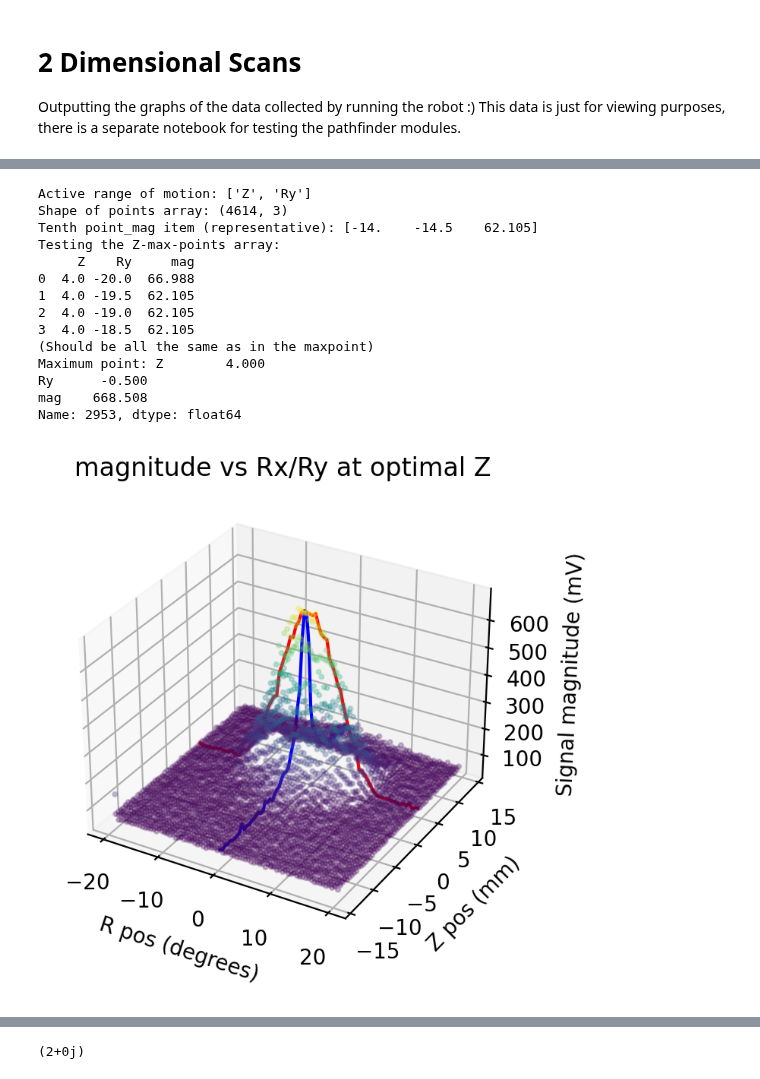
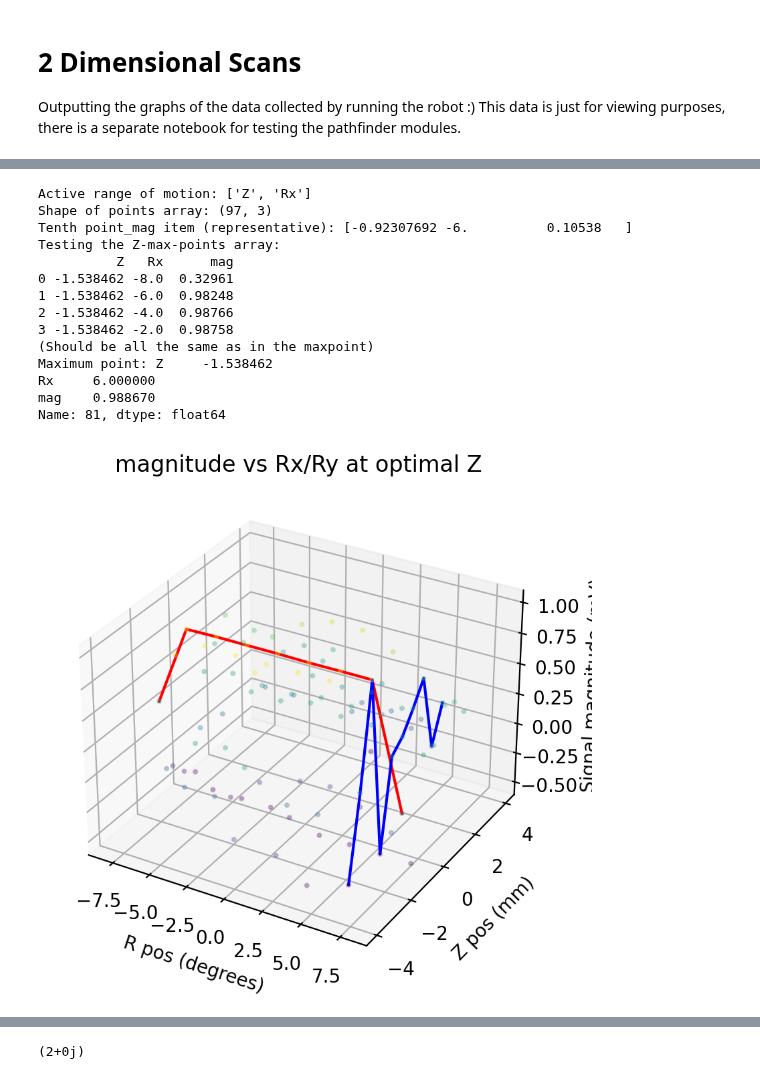
Before and after one commit to Benji-UW/COBOT-Transducer-Control-Code, a Jupyter notebook: Debugging Scripts/2D scans.ipynb, the cells around one changed output, grey strips where cells are left out. Cells and saved outputs as stored; diff of their text form; code cells hidden in the pictures.

```diff
--- a/Debugging Scripts/2D scans.ipynb
+++ b/Debugging Scripts/2D scans.ipynb
@@ -50,7 +53,7 @@ Available test files:
 # %%
 debug_mode = True
 save_figs = False
-file_no = 10
+file_no = 23
 
 if save_figs:
     plt.rcParams['figure.dpi'] = 500
@@ -126,5 +128,7 @@ Name: 2953, dtype: float64
 # %%
 ax = plt.axes(projection='3d')
+
+rotational_axis = "Rx"
 
 if debug_mode:
     print(f"Maximum magnitude:  {max(dat['mag'])}")
@@ -136,7 +140,7 @@ med = np.median(dat['mag'])
 dat2 = dat[dat['mag'] > med*1.3]
 
 # fig = ax.scatter(dat2['Rx'], dat2['Ry'], dat2['Z'], c=dat2['mag'], cmap='viridis', alpha=0.1,s=4)
-fig = ax.scatter(dat['Ry'], dat['Z'], dat['mag'], c=dat['mag'], cmap='viridis', alpha=0.5,s=4)
+fig = ax.scatter(dat[rotational_axis], dat['Z'], dat['mag'], c=dat['mag'], cmap='viridis', alpha=0.5,s=4)
 
 ax.set_xlabel("R (deg)")
 ax.set_ylabel("Z (mm)")
@@ -161,7 +165,7 @@ Median magnitude: 66.988
 # mp = max_point[0]
 
 zmps = dat[dat['Z'] == mp['Z']].reset_index(drop=True)
-Rmps = dat[dat['Ry'] == mp['Ry']].reset_index(drop=True)
+Rmps = dat[dat[rotational_axis] == mp[rotational_axis]].reset_index(drop=True)
 
 if debug_mode:
     print(f"Active range of motion: {active_rom}")
@@ -170,45 +174,45 @@ if debug_mode:
     print(f"Testing the Z-max-points array:\n{zmps.head(4)}\n(Should be all the same as in the maxpoint)")
     print(f"Maximum point: {mp}")
 # %% [output]
-Active range of motion: ['Z', 'Ry']
-Shape of points array: (4614, 3)
-Tenth point_mag item (representative): [-14.    -14.5    62.105]
+Active range of motion: ['Z', 'Rx']
+Shape of points array: (97, 3)
+Tenth point_mag item (representative): [-0.92307692 -6.          0.10538   ]
 Testing the Z-max-points array:
-     Z    Ry     mag
-0  4.0 -20.0  66.988
-1  4.0 -19.5  62.105
-2  4.0 -19.0  62.105
-3  4.0 -18.5  62.105
+          Z   Rx      mag
+0 -1.538462 -8.0  0.32961
+1 -1.538462 -6.0  0.98248
+2 -1.538462 -4.0  0.98766
+3 -1.538462 -2.0  0.98758
 (Should be all the same as in the maxpoint)
-Maximum point: Z        4.000
-Ry      -0.500
-mag    668.508
-Name: 2953, dtype: float64
+Maximum point: Z     -1.538462
+Rx     6.000000
+mag    0.988670
+Name: 81, dtype: float64
 # %%
 # fig2 = plt.figure(figsize=(14,4), constrained_layout=True)
 # plt.rcParams.update({
 #     "text.usetex": True,
 #     "font.family": "serif",
 #     "font.serif": ["Palatino"],
 # })
 
 # tax = fig2.add_subplot(1,3,1, projection='3d')
 tax = plt.axes(projection='3d')
-tax.scatter3D(dat['Ry'], dat['Z'], dat['mag'], c=dat['mag'], cmap='viridis', alpha=0.25,s=4)
-tax.plot3D(zmps['Ry'], zmps['Z'], zmps['mag'],c='r')
-tax.plot3D(Rmps['Ry'], Rmps['Z'], Rmps['mag'],c='b')
+tax.scatter3D(dat[rotational_axis], dat['Z'], dat['mag'], c=dat['mag'], cmap='viridis', alpha=0.25,s=4)
+tax.plot3D(zmps[rotational_axis], zmps['Z'], zmps['mag'],c='r')
+tax.plot3D(Rmps[rotational_axis], Rmps['Z'], Rmps['mag'],c='b')
 tax.set_title("magnitude vs Rx/Ry at optimal Z")
 tax.set_xlabel("R pos (degrees)")
 tax.set_ylabel("Z pos (mm)")
 tax.set_zlabel("Signal magnitude (mV)")
 
 plt.show()
 
 if save_figs:
     plt.savefig("figures\\2D_fullscan_trace_%s.jpg" % file_no, dpi=400)
 plt.show()
 # %% [output]
-[figure, old version]
+[figure, new version]
 # %%
 fig3 = plt.figure(figsize=(6,8), dpi=100)
 # plt.subplots_adjust(left=0.1,
```
Also changed, not shown: parts of 8 cells of this notebook, 11 other files.
